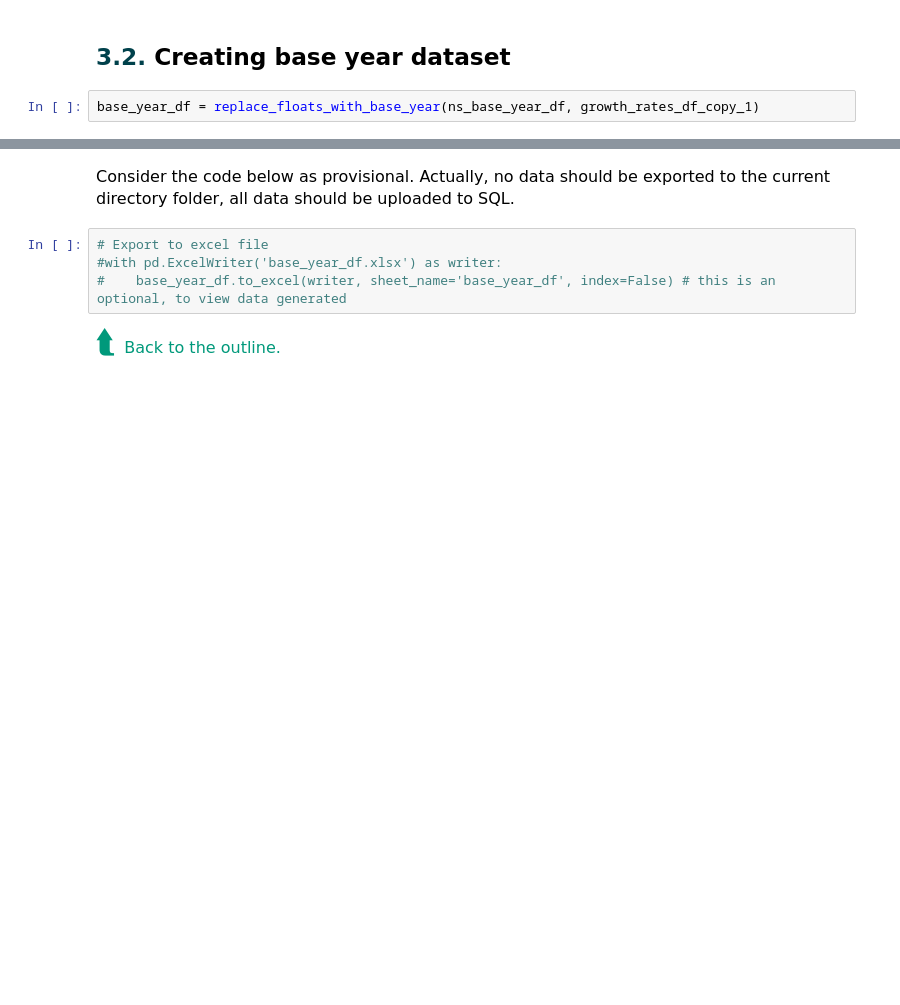
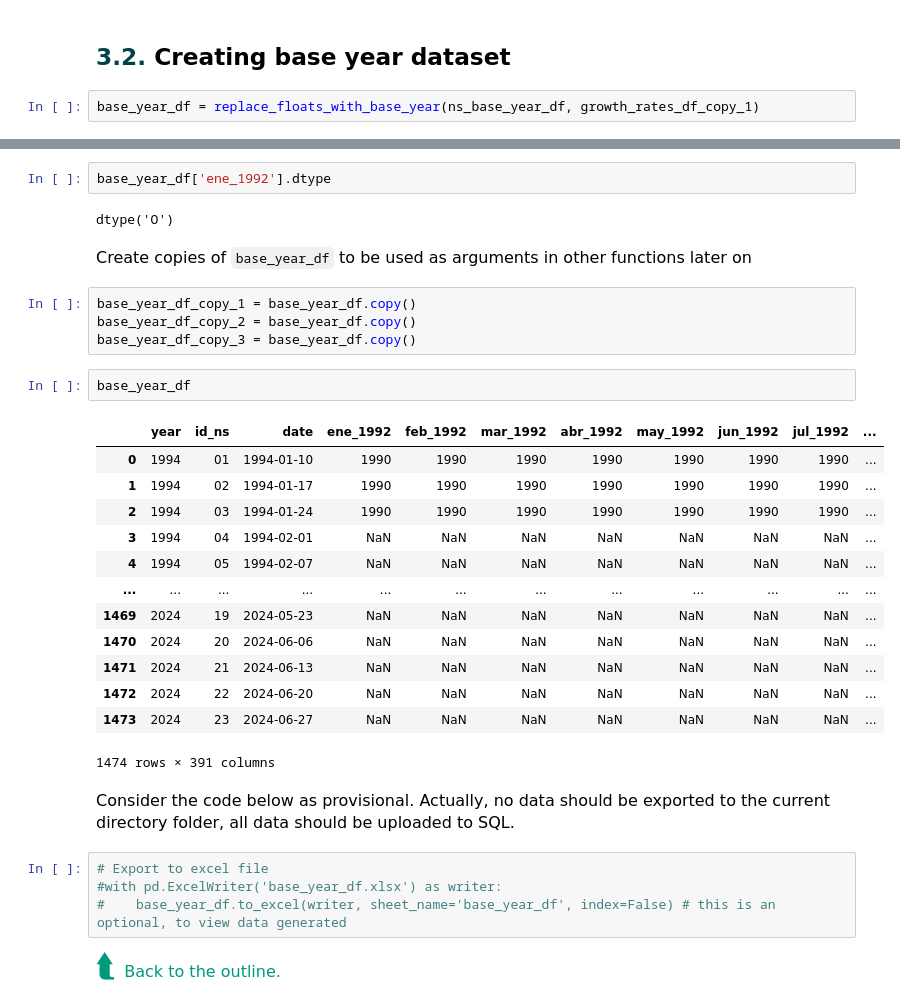
Before and after one commit to JasonCruz18/peru_gdp_revisions, a Jupyter notebook: gdp_revisions_datasets/gdp_revisions_datasets.ipynb, the cells around one changed output, grey strips where cells are left out. Cells and saved outputs as stored; diff of their text form; blank space fills up the shorter version.

```diff
--- a/gdp_revisions_datasets/gdp_revisions_datasets.ipynb
+++ b/gdp_revisions_datasets/gdp_revisions_datasets.ipynb
@@ -634,3 +640,31 @@ base_year_df.head(10)
+# %%
+base_year_df['ene_1992'].dtype
+# %% [output]
+dtype('O')
+# %% [markdown]
+<div style="text-align: left; font-family: 'PT Serif Pro Book'; color: dark; font-size:16px">
+    Create copies of <code>base_year_df</code> to be used as arguments in other functions later on
+    <div/>
+# %%
+base_year_df_copy_1 = base_year_df.copy()
+base_year_df_copy_2 = base_year_df.copy()
+base_year_df_copy_3 = base_year_df.copy()
+# %%
+base_year_df
+# %% [output]
+|  | year | id_ns | date | ene_1992 | feb_1992 | mar_1992 | abr_1992 | may_1992 | jun_1992 | jul_1992 | ... |
+| 0 | 1994 | 01 | 1994-01-10 | 1990 | 1990 | 1990 | 1990 | 1990 | 1990 | 1990 | ... |
+| 1 | 1994 | 02 | 1994-01-17 | 1990 | 1990 | 1990 | 1990 | 1990 | 1990 | 1990 | ... |
+| 2 | 1994 | 03 | 1994-01-24 | 1990 | 1990 | 1990 | 1990 | 1990 | 1990 | 1990 | ... |
+| 3 | 1994 | 04 | 1994-02-01 | NaN | NaN | NaN | NaN | NaN | NaN | NaN | ... |
+| 4 | 1994 | 05 | 1994-02-07 | NaN | NaN | NaN | NaN | NaN | NaN | NaN | ... |
+| ... | ... | ... | ... | ... | ... | ... | ... | ... | ... | ... | ... |
+| 1469 | 2024 | 19 | 2024-05-23 | NaN | NaN | NaN | NaN | NaN | NaN | NaN | ... |
+| 1470 | 2024 | 20 | 2024-06-06 | NaN | NaN | NaN | NaN | NaN | NaN | NaN | ... |
+| 1471 | 2024 | 21 | 2024-06-13 | NaN | NaN | NaN | NaN | NaN | NaN | NaN | ... |
+| 1472 | 2024 | 22 | 2024-06-20 | NaN | NaN | NaN | NaN | NaN | NaN | NaN | ... |
+| 1473 | 2024 | 23 | 2024-06-27 | NaN | NaN | NaN | NaN | NaN | NaN | NaN | ... |
+1474 rows × 391 columns
 # %% [markdown]
 <div style="text-align: left; font-family: 'PT Serif Pro Book'; color: dark; font-size:16px">
     Consider the code below as provisional. Actually, no data should be exported to the current directory folder, all data should be uploaded to SQL.
```
Also changed, not shown: parts of 62 cells of this notebook, 1 other file.
